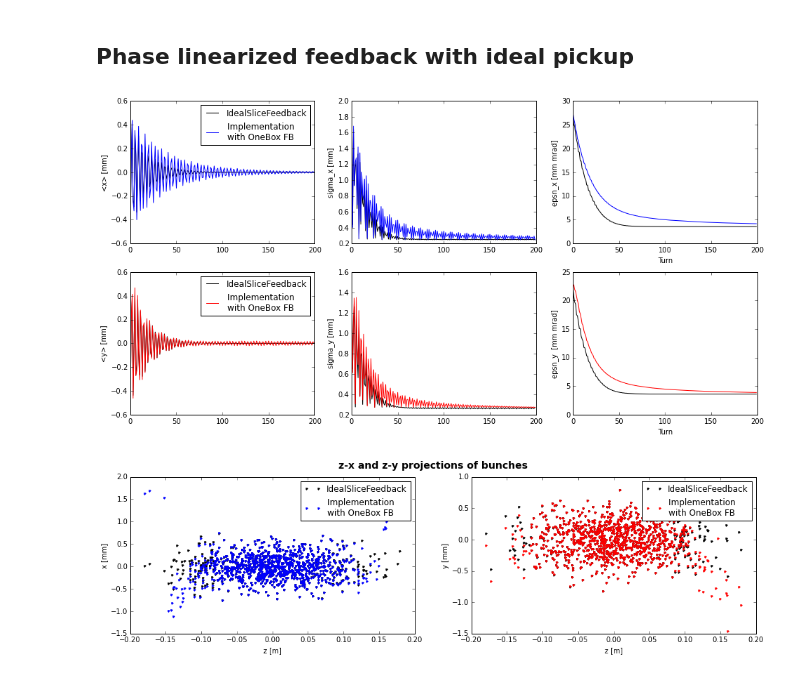
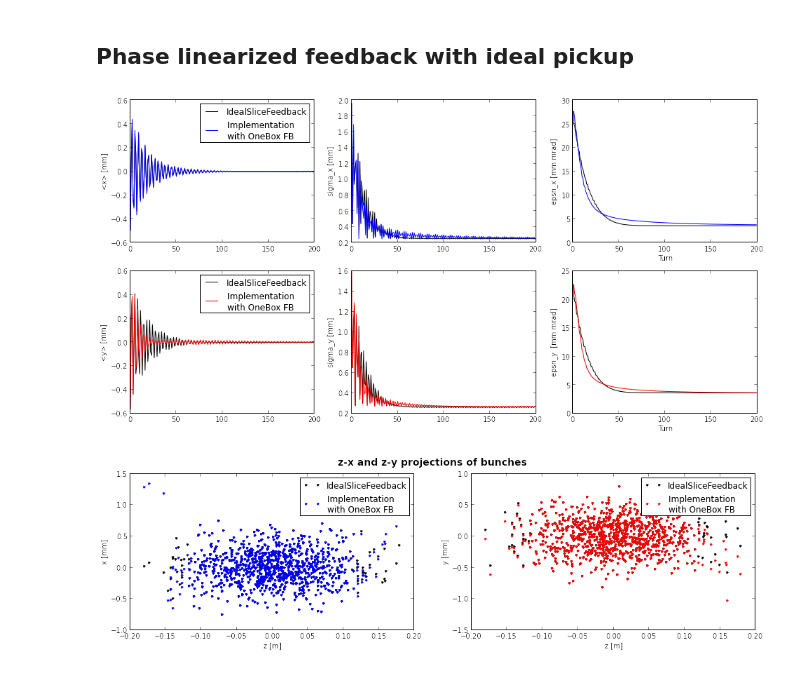
Before and after one commit to jkomppula/PyHEADTAIL_feedback, a Jupyter notebook: interactive-tests/MultiboxFeedbackTest.ipynb, the cells around one changed output. Cells and saved outputs as stored; diff of their text form; code cells hidden in the pictures.

Commit message:
The new approach for the register tested. Small changes in the API of the register class

```diff
--- a/interactive-tests/MultiboxFeedbackTest.ipynb
+++ b/interactive-tests/MultiboxFeedbackTest.ipynb
@@ -388,33 +388,33 @@ phase_conv_coeff_y = 0.014820440875
 pickup_pc_ref_x = [
     ChargeWeighter(),
     LowpassFilter(f_c_pickup),
-    CosineSumRegister(omega_x,n_delay,n_avg,0,n_slices)
+    CosineSumRegister(n_delay,n_avg,omega_x,0,n_slices)
     ]
 pickup_pc_ref_y = [
     ChargeWeighter(),
     LowpassFilter(f_c_pickup),
-    CosineSumRegister(omega_y,n_delay,n_avg,0,n_slices)
+    CosineSumRegister(n_delay,n_avg,omega_y,0,n_slices)
     ]
 
 pickup_pc_x_1 = copy.deepcopy(pickup_pc_ref_x)
-pickup_pc_x_1[2].position_phase_angle = (0./4.)*2.*pi*Q_x
+pickup_pc_x_1[2].position = (0./4.)*2.*pi*Q_x
 pickup_pc_y_1 = copy.deepcopy(pickup_pc_ref_y)
-pickup_pc_y_1[2].position_phase_angle = (0./4.)*2.*pi*Q_y
+pickup_pc_y_1[2].position = (0./4.)*2.*pi*Q_y
 
 pickup_pc_x_2 = copy.deepcopy(pickup_pc_ref_x)
-pickup_pc_x_2[2].position_phase_angle = (1./4.)*2.*pi*Q_x
+pickup_pc_x_2[2].position = (1./4.)*2.*pi*Q_x
 pickup_pc_y_2 = copy.deepcopy(pickup_pc_ref_y)
-pickup_pc_y_2[2].position_phase_angle = (1./4.)*2.*pi*Q_y
+pickup_pc_y_2[2].position = (1./4.)*2.*pi*Q_y
 
 pickup_pc_x_3 = copy.deepcopy(pickup_pc_ref_x)
-pickup_pc_x_3[2].position_phase_angle = (2./4.)*2.*pi*Q_x
+pickup_pc_x_3[2].position = (2./4.)*2.*pi*Q_x
 pickup_pc_y_3 = copy.deepcopy(pickup_pc_ref_y)
 pickup_pc_y_3[2].position_phase_angle = (2./4.)*2.*pi*Q_y
 
 pickup_pc_x_4 = copy.deepcopy(pickup_pc_ref_x)
-pickup_pc_x_4[2].position_phase_angle = (3./4.)*2.*pi*Q_x
+pickup_pc_x_4[2].position = (3./4.)*2.*pi*Q_x
 pickup_pc_y_4 = copy.deepcopy(pickup_pc_ref_y)
-pickup_pc_y_4[2].position_phase_angle = (3./4.)*2.*pi*Q_y
+pickup_pc_y_4[2].position = (3./4.)*2.*pi*Q_y
 
 pickup_1 = PickUp(slicer,pickup_pc_x_1,pickup_pc_y_1)
 pickup_2 = PickUp(slicer,pickup_pc_x_2,pickup_pc_y_2)
@@ -435,32 +435,32 @@ kicker_pc_y_2 = copy.deepcopy(kicker_pc_ref)
 mixer_x = Averager(phase_conv_coeff_x)
 mixer_y = Averager(phase_conv_coeff_y)
 
 register_list_x = [pickup_pc_x_1[2],pickup_pc_x_2[2]]
 register_list_y = [pickup_pc_y_1[2],pickup_pc_y_2[2]]
 
 kicker_1 = Kicker(
     (1./4.)*2.*pi*Q_x,(1./4.)*2.*pi*Q_y,
     feedback_gain,
     slicer,
     register_list_x,register_list_y,
     kicker_pc_x_1,kicker_pc_y_1,
     mixer_x,mixer_y)
 
 kicker_2 = Kicker(
     (3./4.)*2.*pi*Q_x,(3./4.)*2.*pi*Q_y,
     feedback_gain,
     slicer,
     register_list_x,register_list_y,
     kicker_pc_x_2,kicker_pc_y_2,
     mixer_x,mixer_y)
 
 total_map_FB = [pickup_1] + [trans_map[0]] + [pickup_2] + [kicker_1] + [trans_map[1]] + \
                [pickup_3] + [trans_map[2]] + [pickup_4] + [kicker_2] + [trans_map[3]] + [long_map]
 
 track(n_turns, bunch_FB,total_map_FB,tracker_FB)
 
 compare_traces(tracker_IdealSliceFB,tracker_FB, 'IdealSliceFeedback', 'Implementation \nwith OneBox FB')
 compare_projections( bunch_IdealSliceFB, bunch_FB, 'IdealSliceFeedback', 'Implementation \nwith OneBox FB')
 # %% [output]
-[figure, old version]
+[figure, new version]
-[figure, old version]
+[figure, new version]
```
Also changed, not shown: parts of 2 cells of this notebook, 4 other files.
